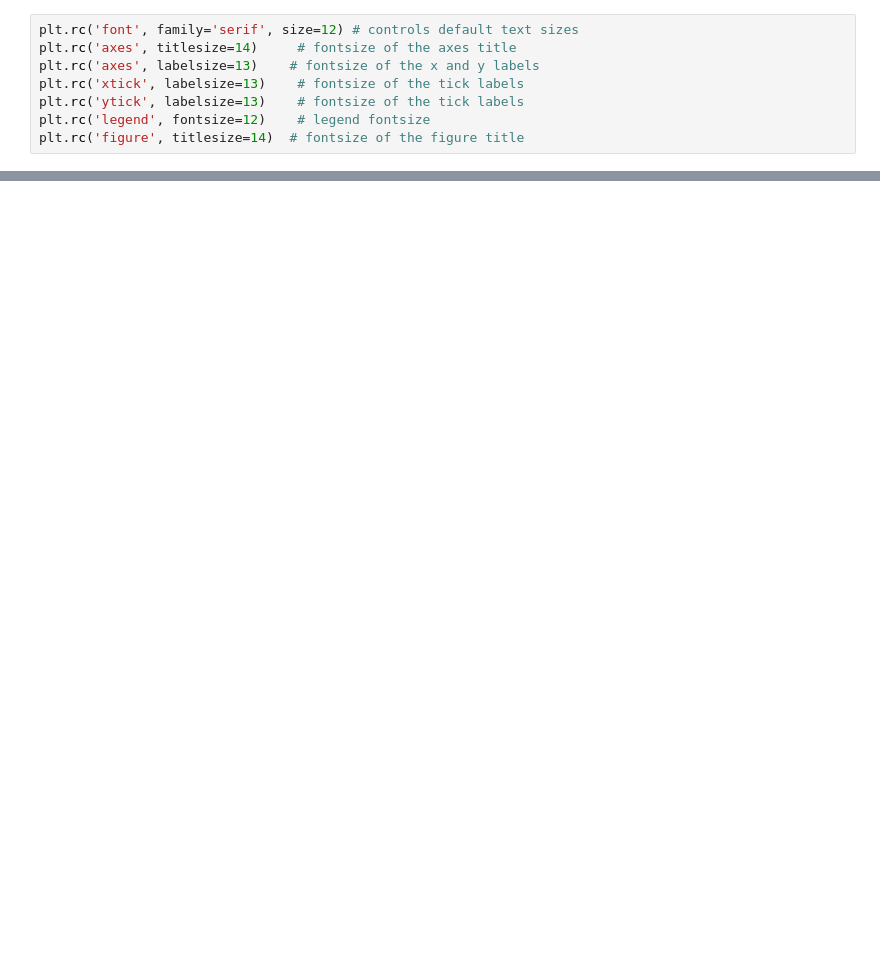
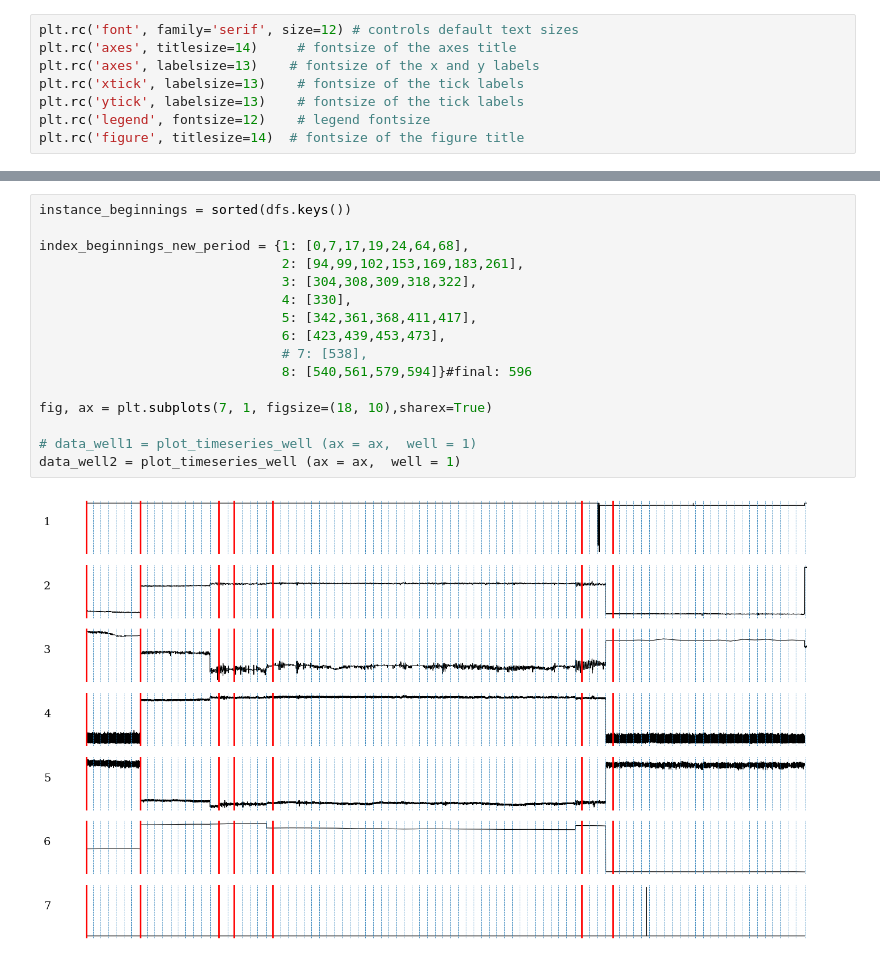
Before and after one commit to infingardi/BibMon, a Jupyter notebook: docs/source/tutorial_3w.ipynb, the cells around one changed output, grey strips where cells are left out. Drawn from its saved outputs; the diff is of its cells as text; blank space fills up the shorter version.

```diff
--- a/docs/source/tutorial_3w.ipynb
+++ b/docs/source/tutorial_3w.ipynb
@@ -84,0 +194,18 @@ ValueError: Length mismatch: Expected axis has 28 elements, new values have 8 el
+# %%
+instance_beginnings = sorted(dfs.keys())
+
+index_beginnings_new_period = {1: [0,7,17,19,24,64,68],
+                               2: [94,99,102,153,169,183,261],
+                               3: [304,308,309,318,322],
+                               4: [330],
+                               5: [342,361,368,411,417],
+                               6: [423,439,453,473],
+                               # 7: [538],
+                               8: [540,561,579,594]}#final: 596
+
+fig, ax = plt.subplots(7, 1, figsize=(18, 10),sharex=True)
+
+# data_well1 = plot_timeseries_well (ax = ax,  well = 1)
+data_well2 = plot_timeseries_well (ax = ax,  well = 1)
+# %% [output]
+[figure, added]
```
Also changed, not shown: parts of 11 cells of this notebook.
